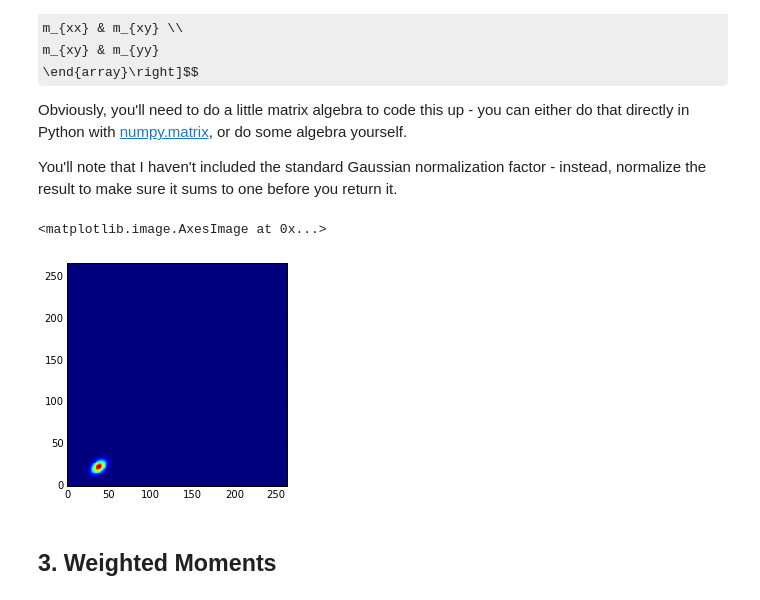
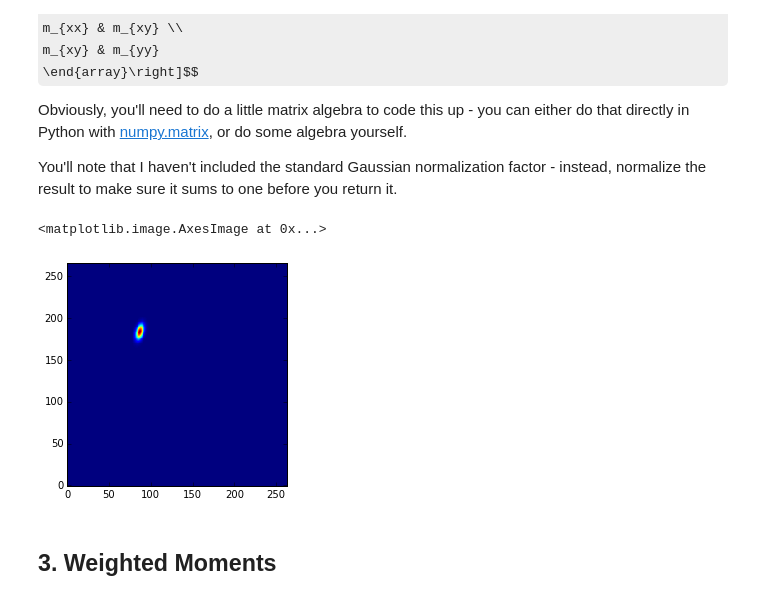
Before and after one commit to pmelchior/usrp-sciprog, a Jupyter notebook: day7/dtyi/exercises.ipynb, the cells around one changed output. Drawn from its saved outputs; the diff is of its cells as text; code cells hidden in the pictures; some formulas as TeX source.

```diff
--- a/day7/dtyi/exercises.ipynb
+++ b/day7/dtyi/exercises.ipynb
@@ -110,27 +110,27 @@ Obviously, you'll need to do a little matrix algebra to code this up - you can e
 
 You'll note that I haven't included the standard Gaussian normalization factor - instead, normalize the result to make sure it sums to one before you return it.
 # %%
-def gaussianWeight(moments):
+def gaussianWeight(mesh,moments):
     m0,(mx,my),(mxx,myy,mxy) = moments
 
     C = [[mxx,mxy],[mxy,myy]]
     Cinv = numpy.linalg.inv(C)
 
     x,y = mesh[0],mesh[1]
     matrix_product = (x-mx)**2*Cinv[0,0] + (y-my)**2*Cinv[1,1] + 2*(x-mx)*(y-my)*Cinv[0,1]
 
     gaussian = numpy.exp(-1/2*matrix_product)
     #gaussian = numpy.exp(-1./10000*(mesh[0]**2+mesh[1]**2)) # test gaussian of sigma 100
     gaussian /= gaussian.sum()
     #pyplot.imshow(gaussian, origin='lower', interpolation='nearest',)
     return gaussian
 
-moments = unweightedMoments(mesh,image,detections==1)
-weight = gaussianWeight(moments)
+moments = unweightedMoments(mesh,image,detections==11)
+weight = gaussianWeight(mesh,moments)
 pyplot.imshow(weight, origin='lower', interpolation='nearest',)
 # %% [output]
 <matplotlib.image.AxesImage at 0x...>
-[figure, old version]
+[figure, new version]
 # %% [markdown]
 ## 3. Weighted Moments
 # %% [markdown]
```
Also changed, not shown: parts of 2 cells of this notebook.
